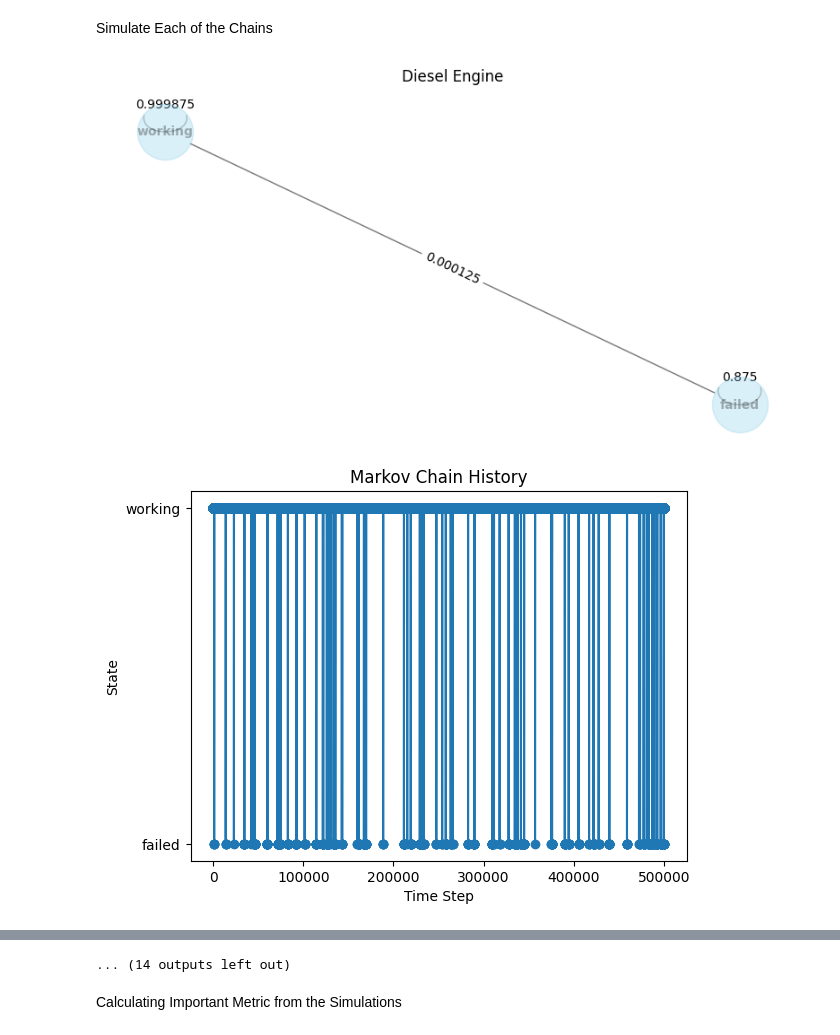
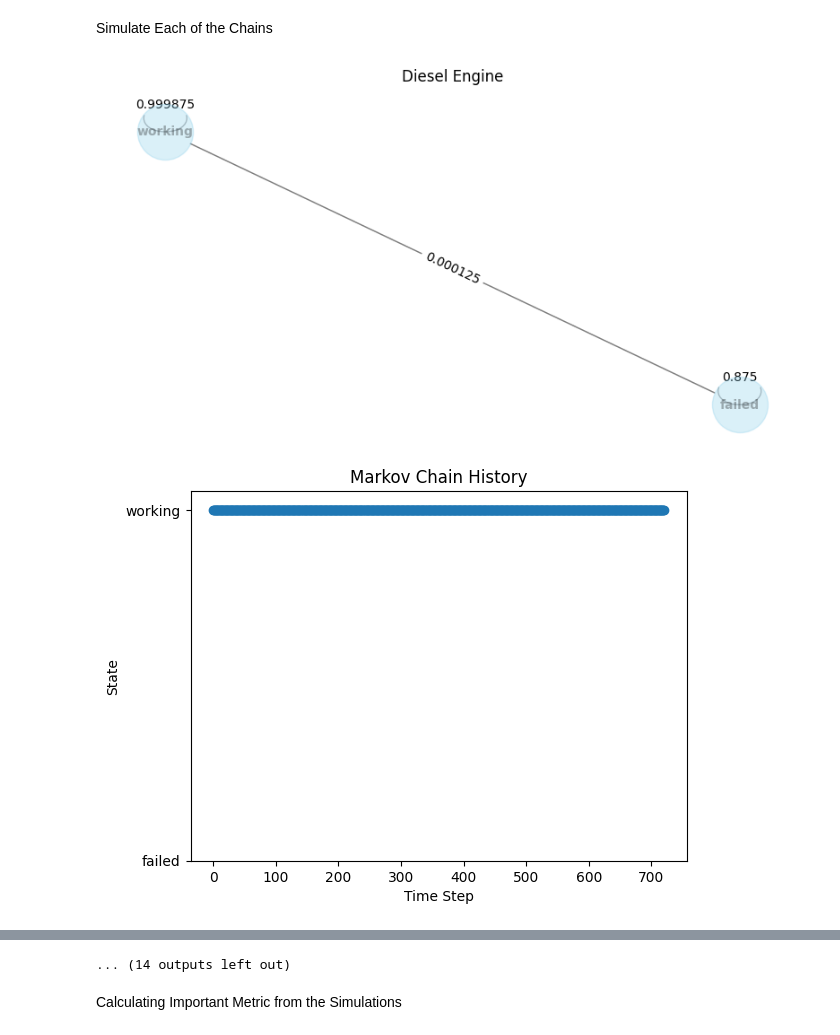
Before and after one commit to andreyaW/KISS, a Jupyter notebook: shipClassTests/T-AO_markov_chain_test.ipynb, the cells around one changed output, grey strips where cells are left out. Drawn from its saved outputs; the diff is of its cells as text; code cells hidden in the pictures.

```diff
--- a/shipClassTests/T-AO_markov_chain_test.ipynb
+++ b/shipClassTests/T-AO_markov_chain_test.ipynb
@@ -108,19 +108,20 @@ Simulate Each of the Chains
 # %%
 import sys
 sys.path.append('..')
 from shipClass.MarkovChain import MarkovChain
 
 #fix states for each component
 states = {0: 'failed',
           1: 'working'}
 
 # simulate the comp markov chain and draw the history as a plot
 for comp in data.Component:
     comp_MC = MarkovChain(states, transition_matrices[comp])
     comp_MC.drawChain(comp)
-    comp_MC.simulate(500000)
+    # comp_MC.simulate(500000)          # extra long example
+    comp_MC.simulate(720)               # 720HRs (30 days)
     comp_MC.plotHistory()
 # %% [output]
 [figure]
-[figure, old version]
+[figure, new version]
 [figure]
```
Also changed, not shown: parts of 1 cell of this notebook.
